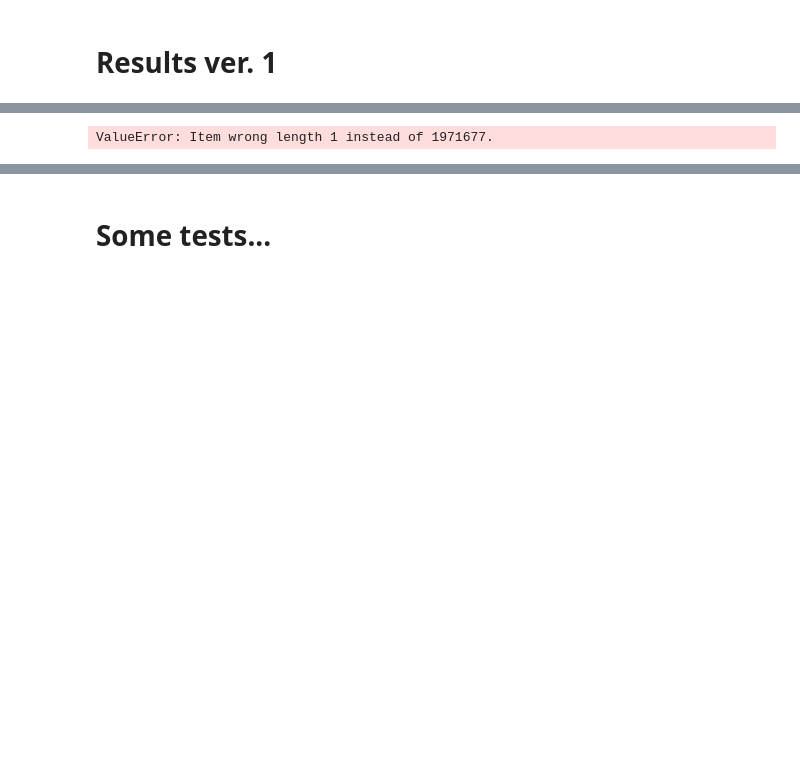
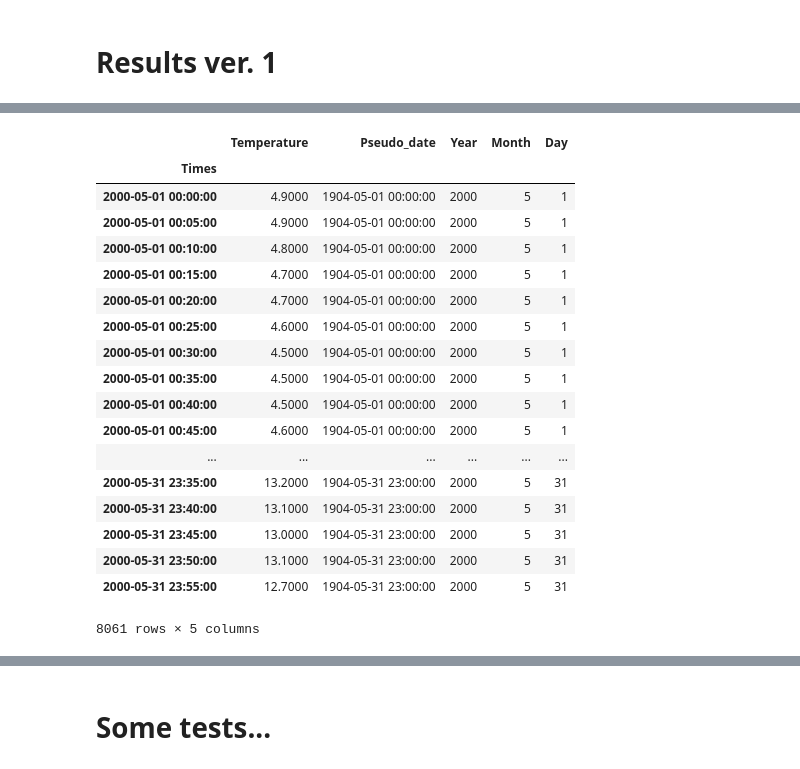
Before and after one commit to rkapp22/holidayplanner, a Jupyter notebook: holidayweather.ipynb, the cells around one changed output, grey strips where cells are left out. Saved outputs shown, nothing was run; the diff lists cells and outputs as text; code cells hidden in the pictures; blank space fills up the shorter version.

```diff
--- a/holidayweather.ipynb
+++ b/holidayweather.ipynb
@@ -813,4 +754,22 @@ plt.plot(data[data.Year==aasta+1].Pseudo_date,data[data.Year==aasta+1].Temperatu
 # %%
-data[[data.Year==2000] and [data.Month==5]]
+data[(data.Year==2000)&(data.Month==5)]
 # %% [output]
+|  | Temperature | Pseudo_date | Year | Month | Day |
+| Times |  |  |  |  |  |
+| 2000-05-01 00:00:00 | 4.9000 | 1904-05-01 00:00:00 | 2000 | 5 | 1 |
+| 2000-05-01 00:05:00 | 4.9000 | 1904-05-01 00:00:00 | 2000 | 5 | 1 |
+| 2000-05-01 00:10:00 | 4.8000 | 1904-05-01 00:00:00 | 2000 | 5 | 1 |
+| 2000-05-01 00:15:00 | 4.7000 | 1904-05-01 00:00:00 | 2000 | 5 | 1 |
+| 2000-05-01 00:20:00 | 4.7000 | 1904-05-01 00:00:00 | 2000 | 5 | 1 |
+| 2000-05-01 00:25:00 | 4.6000 | 1904-05-01 00:00:00 | 2000 | 5 | 1 |
+| 2000-05-01 00:30:00 | 4.5000 | 1904-05-01 00:00:00 | 2000 | 5 | 1 |
+| 2000-05-01 00:35:00 | 4.5000 | 1904-05-01 00:00:00 | 2000 | 5 | 1 |
+| 2000-05-01 00:40:00 | 4.5000 | 1904-05-01 00:00:00 | 2000 | 5 | 1 |
+| 2000-05-01 00:45:00 | 4.6000 | 1904-05-01 00:00:00 | 2000 | 5 | 1 |
+| ... | ... | ... | ... | ... | ... |
+| 2000-05-31 23:35:00 | 13.2000 | 1904-05-31 23:00:00 | 2000 | 5 | 31 |
+| 2000-05-31 23:40:00 | 13.1000 | 1904-05-31 23:00:00 | 2000 | 5 | 31 |
+| 2000-05-31 23:45:00 | 13.0000 | 1904-05-31 23:00:00 | 2000 | 5 | 31 |
+| 2000-05-31 23:50:00 | 13.1000 | 1904-05-31 23:00:00 | 2000 | 5 | 31 |
+| 2000-05-31 23:55:00 | 12.7000 | 1904-05-31 23:00:00 | 2000 | 5 | 31 |
-ValueError: Item wrong length 1 instead of 1971677.
+8061 rows × 5 columns
```
Also changed, not shown: parts of 180 cells of this notebook.
